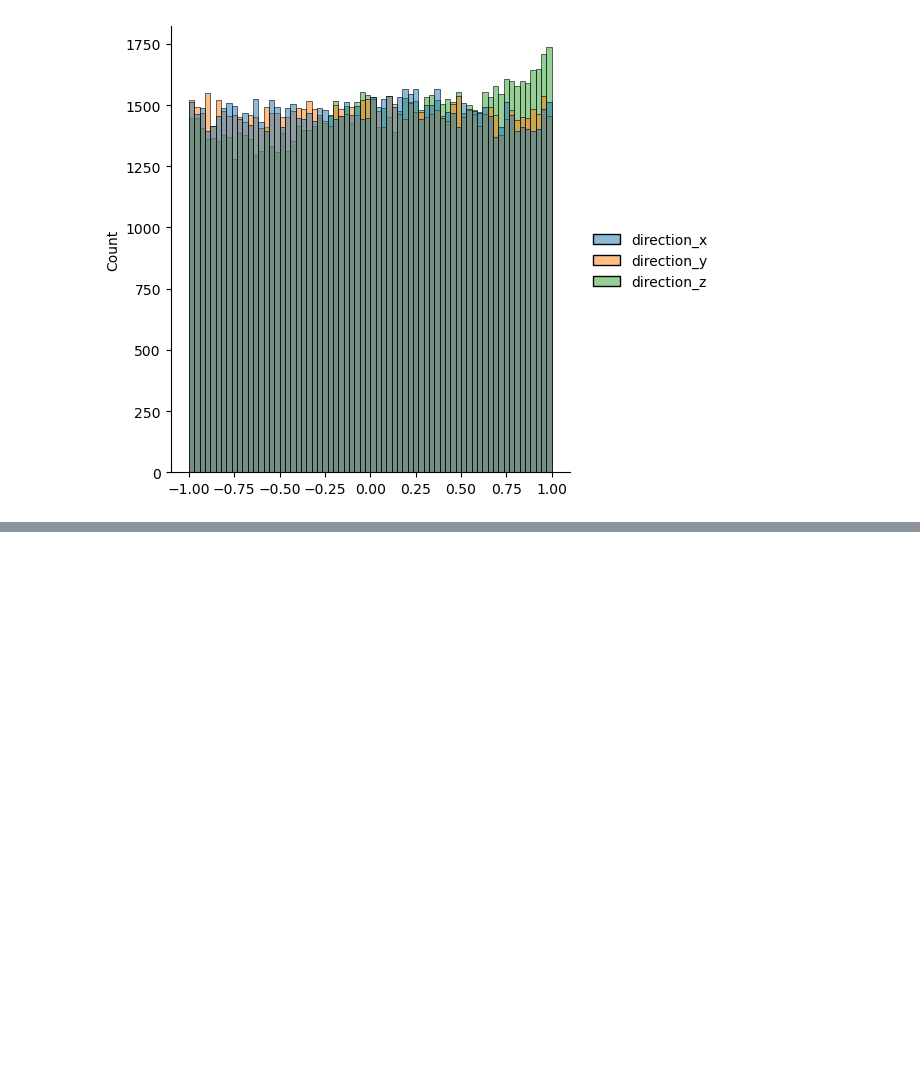
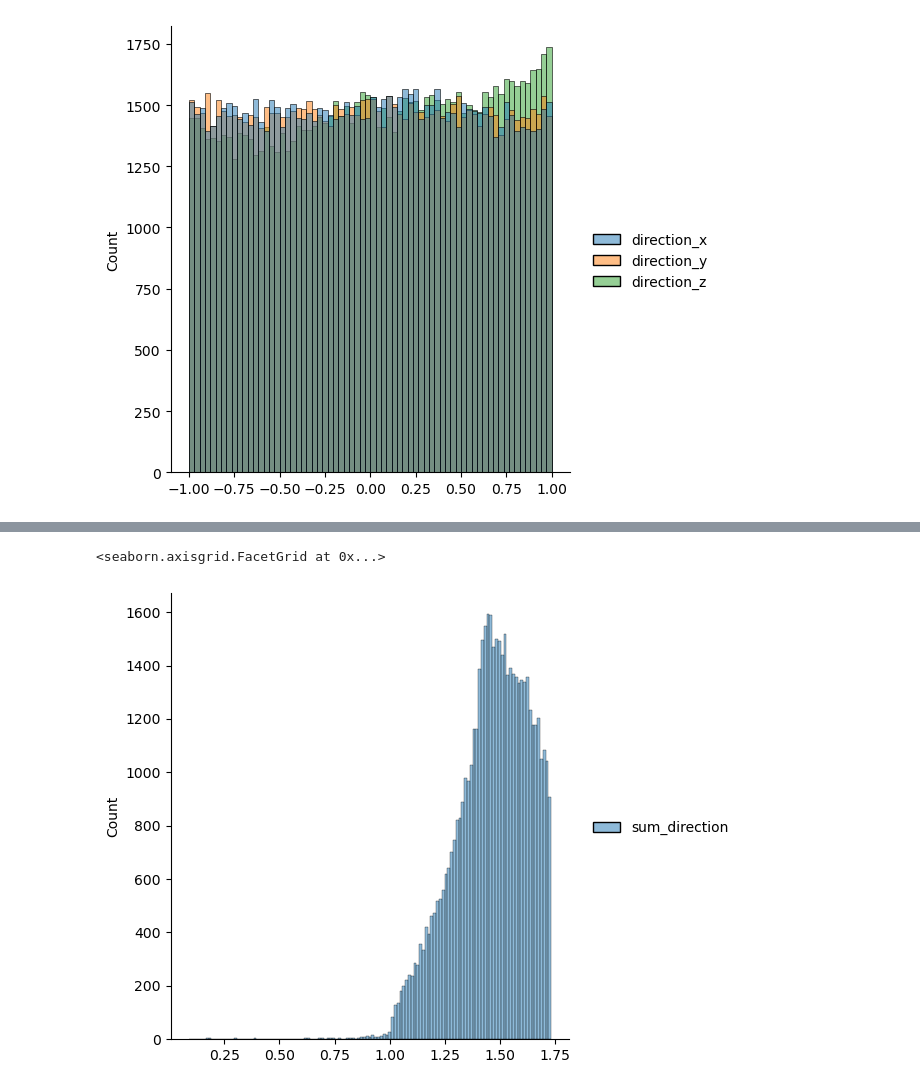
Before and after one commit to IMOKURI/kaggle-ice-cube, a Jupyter notebook: notebook/EDA.ipynb, the cells around one changed output, grey strips where cells are left out. Cells and saved outputs as stored; diff of their text form; code cells hidden in the pictures; blank space fills up the shorter version.

```diff
--- a/notebook/EDA.ipynb
+++ b/notebook/EDA.ipynb
@@ -668,0 +536,5 @@ submission_df_stage2.head()
+# %%
+sns.displot(results_low_sigma[["sum_direction"]])
+# %% [output]
+<seaborn.axisgrid.FacetGrid at 0x...>
+[figure, added]
```
Also changed, not shown: parts of 41 cells of this notebook, 7 other files.
